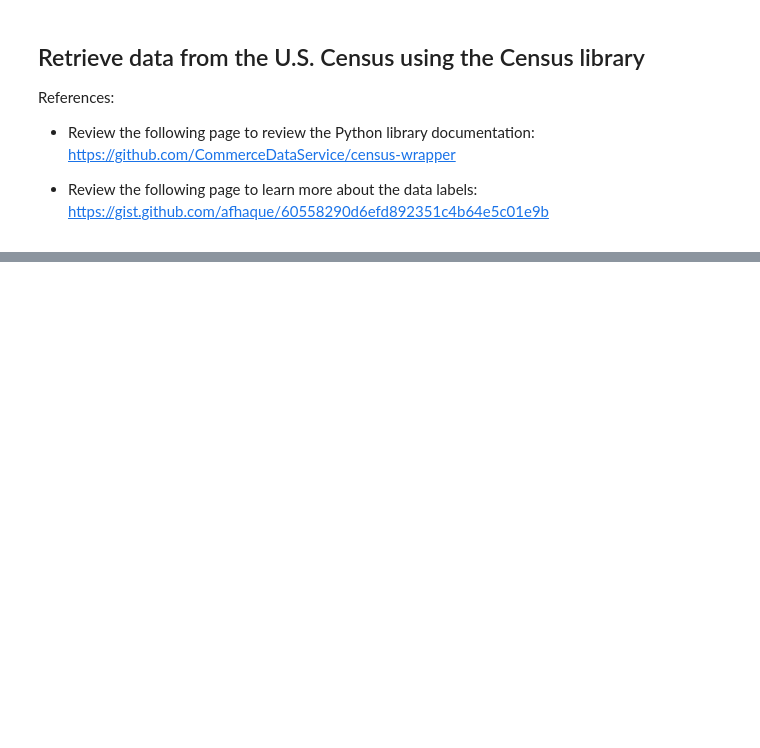
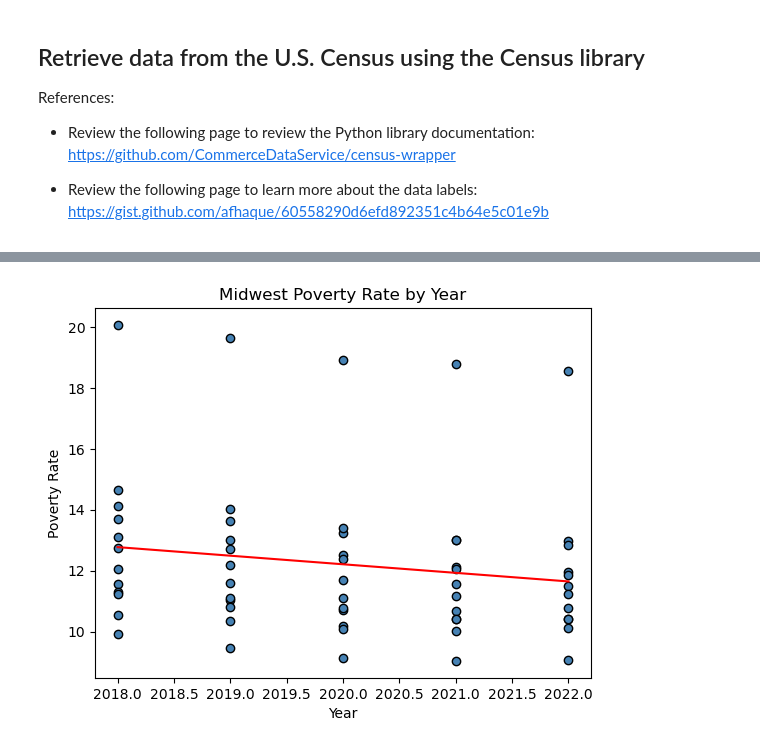
Before and after one commit to cmhillm75/US-Housing-Trends, a Jupyter notebook: census.ipynb, the cells around one changed output, grey strips where cells are left out. Cells and saved outputs as stored; diff of their text form; code cells hidden in the pictures; blank space fills up the shorter version.

```diff
--- a/census.ipynb
+++ b/census.ipynb
@@ -201,0 +253,13 @@ census_pd.to_csv("census_data.csv", encoding="utf-8", index=False)
+# %%
+plt.plot(census_pd["Year"], regressValues(census_pd["Year"], census_pd["Poverty Rate"]),"r-")
+plt.scatter(census_pd["Year"], census_pd["Poverty Rate"], marker="o", facecolors="steelblue", edgecolors="black")
+
+# Incorporate the other graph properties
+plt.title('Midwest Poverty Rate by Year')
+plt.xlabel('Year')
+plt.ylabel('Poverty Rate')
+
+# Show plot
+plt.show()
+# %% [output]
+[figure, added]
```
Also changed, not shown: parts of 11 cells of this notebook, 1 other file.
